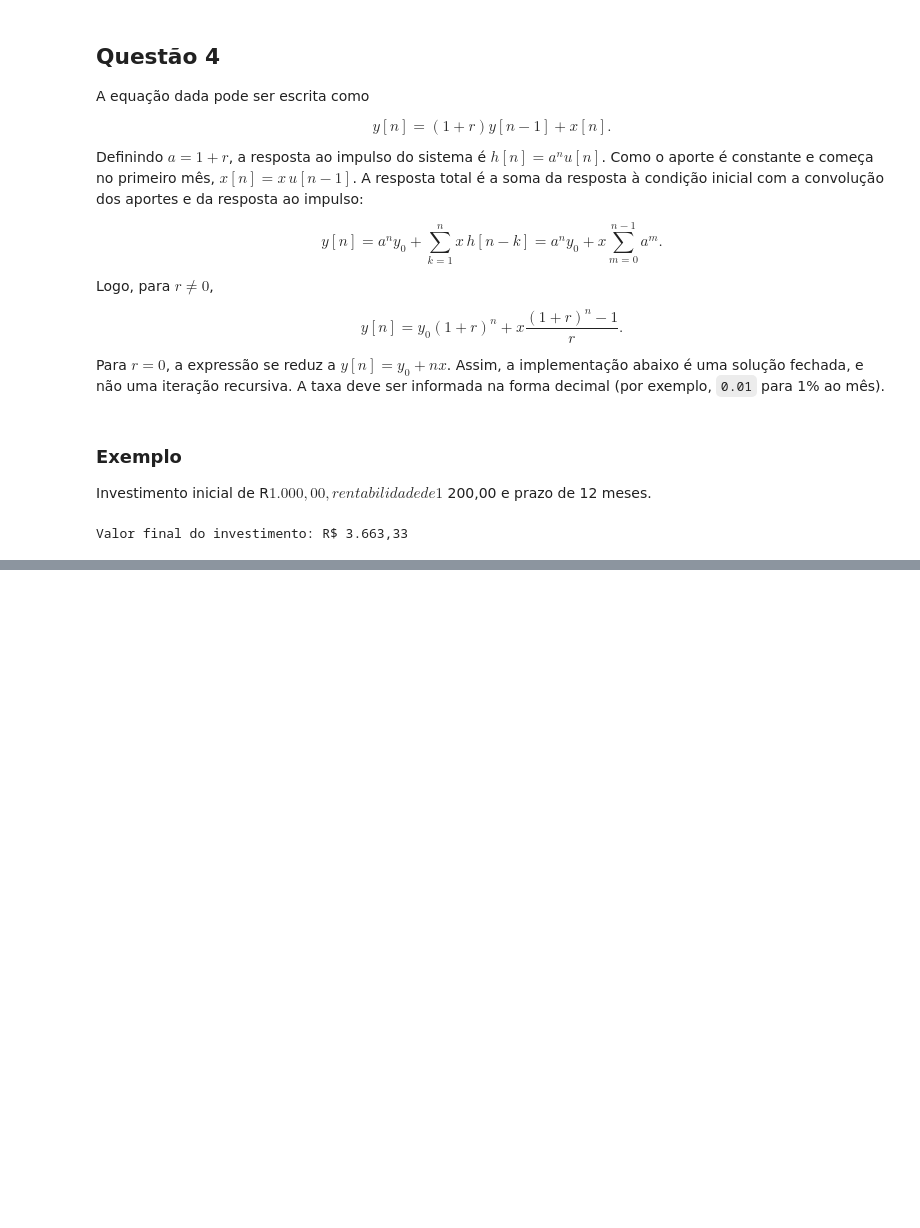
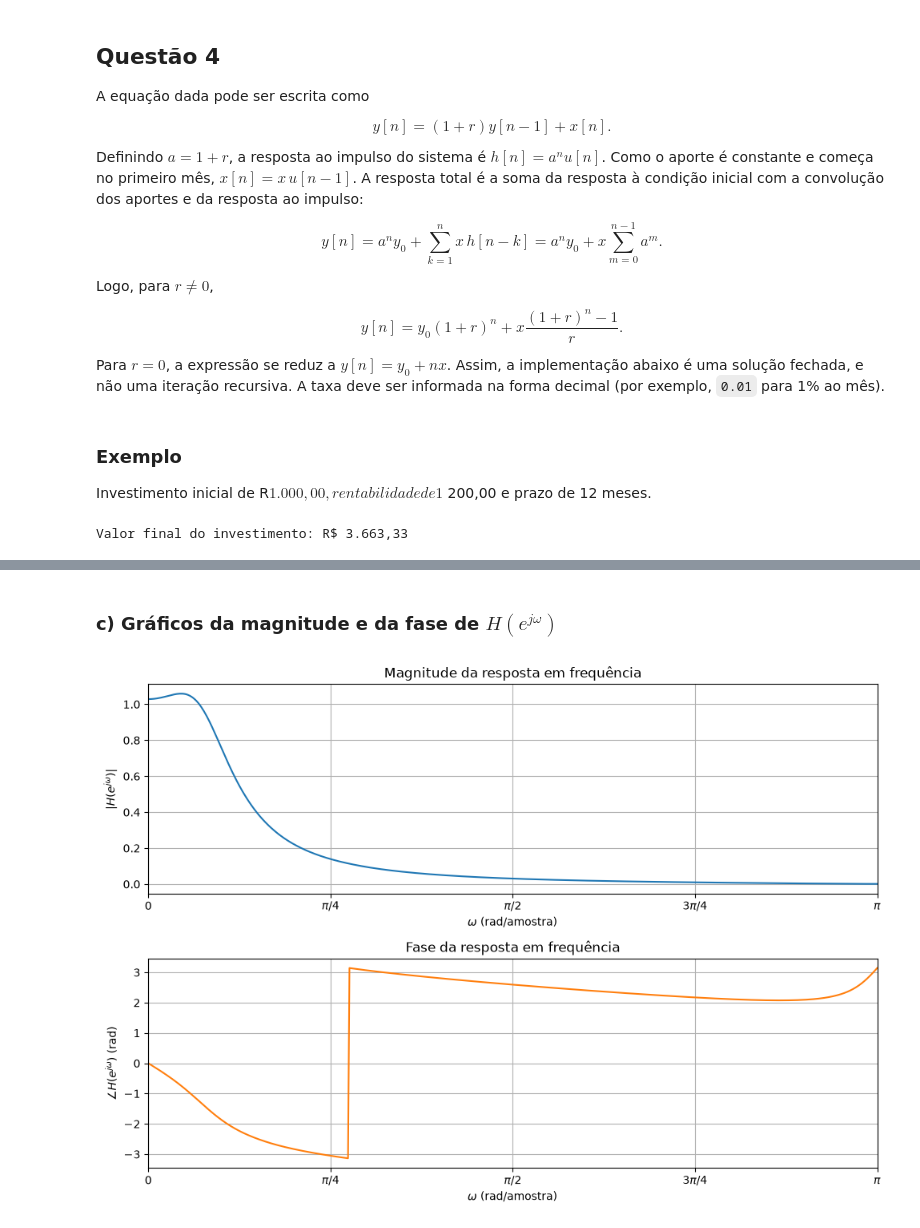
Before and after one commit to josevbrito/digital-signal-processing, a Jupyter notebook: avaliacao_1/PDS_ATV1.ipynb, the cells around one changed output, grey strips where cells are left out. Drawn from its saved outputs; the diff is of its cells as text; code cells hidden in the pictures; blank space fills up the shorter version.

```diff
--- a/avaliacao_1/PDS_ATV1.ipynb
+++ b/avaliacao_1/PDS_ATV1.ipynb
@@ -214,0 +225,43 @@ files.download('grafico_2.png')
+# %% [markdown]
+### c) Gráficos da magnitude e da fase de $H(e^{j\omega})$
+# %%
+# Coeficientes da equação de diferenças
+# y[n] = 0.038 x[n-1] + 0.034 x[n-2] + 1.63 y[n-1] - 0.70 y[n-2]
+b = np.array([0.0, 0.038, 0.034])   # numerador: x[n], x[n-1], x[n-2]
+a = np.array([1.0, -1.63, 0.70])    # denominador: y[n], y[n-1], y[n-2]
+
+# Resposta em frequência H(e^{jw}) para w em [0, pi]
+w = np.linspace(0, np.pi, 512)
+ejw = np.exp(-1j * w)
+num = b[0] + b[1]*ejw + b[2]*ejw**2
+den = a[0] + a[1]*ejw + a[2]*ejw**2
+H = num / den
+
+mag = np.abs(H)
+fase = np.angle(H)
+
+fig, (ax1, ax2) = plt.subplots(2, 1, figsize=(10, 7))
+
+ax1.plot(w, mag, 'C0')
+ax1.set_xlabel(r'$\omega$ (rad/amostra)')
+ax1.set_ylabel(r'$|H(e^{j\omega})|$')
+ax1.set_title('Magnitude da resposta em frequência')
+ax1.set_xlim(0, np.pi)
+ax1.set_xticks([0, np.pi/4, np.pi/2, 3*np.pi/4, np.pi])
+ax1.set_xticklabels(['0', r'$\pi/4$', r'$\pi/2$', r'$3\pi/4$', r'$\pi$'])
+ax1.grid(True)
+
+ax2.plot(w, fase, 'C1')
+ax2.set_xlabel(r'$\omega$ (rad/amostra)')
+ax2.set_ylabel(r'$\angle H(e^{j\omega})$ (rad)')
+ax2.set_title('Fase da resposta em frequência')
+ax2.set_xlim(0, np.pi)
+ax2.set_xticks([0, np.pi/4, np.pi/2, 3*np.pi/4, np.pi])
+ax2.set_xticklabels(['0', r'$\pi/4$', r'$\pi/2$', r'$3\pi/4$', r'$\pi$'])
+ax2.grid(True)
+
+plt.tight_layout()
+plt.savefig('grafico_5_mag_fase.png', dpi=150, bbox_inches='tight')
+plt.show()
+# %% [output]
+[figure, added]
```
Also changed, not shown: parts of 13 cells of this notebook, 9 other files.
